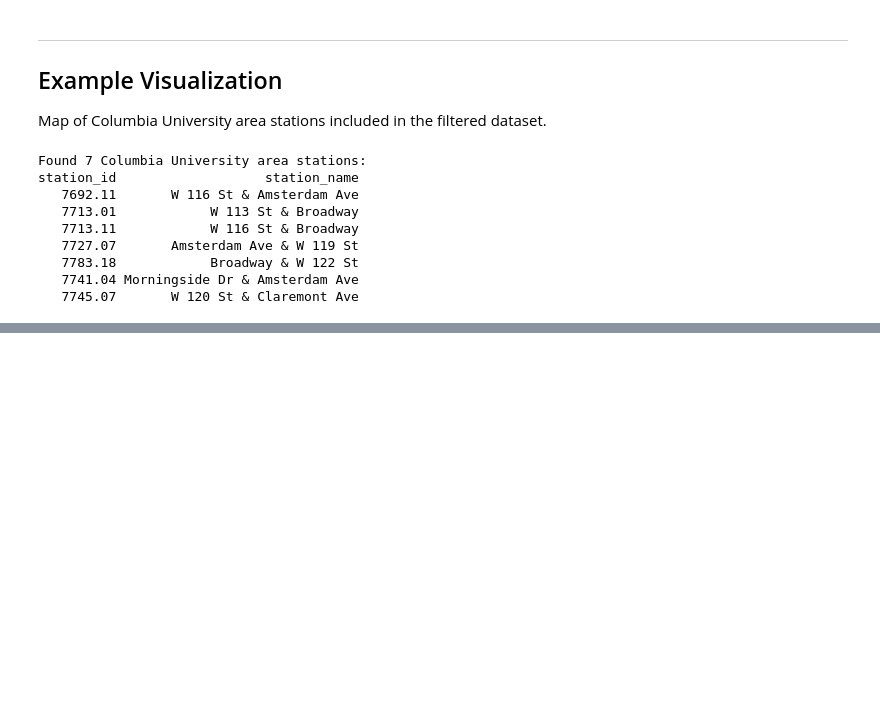
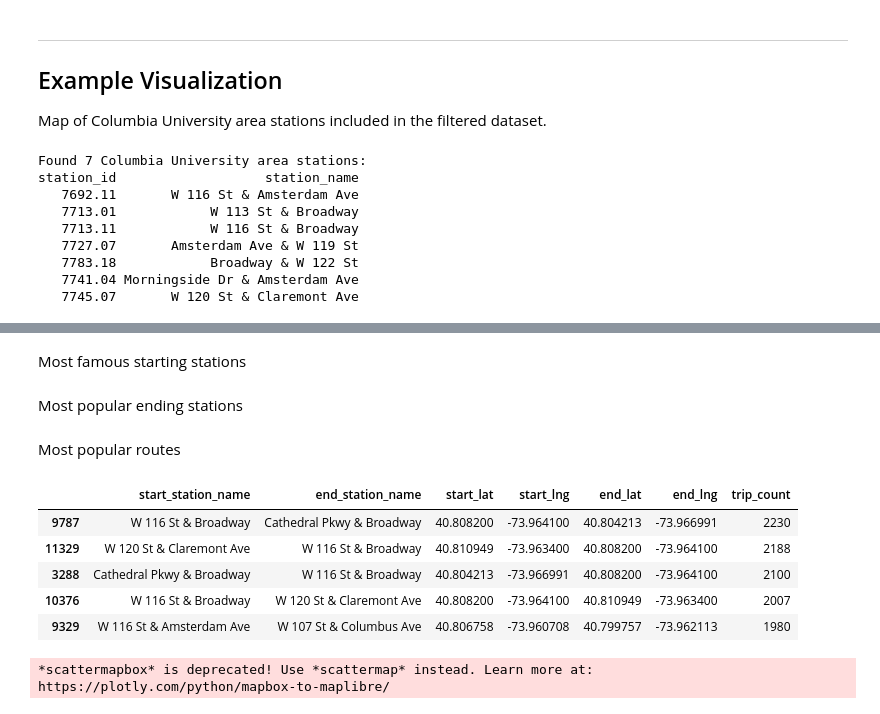
Before and after one commit to andrewsuh98/da-project-citibike, a Jupyter notebook: notebooks/Afroditi-analysis.ipynb, the cells around one changed output, grey strips where cells are left out. Cells and saved outputs as stored; diff of their text form; code cells hidden in the pictures; blank space fills up the shorter version.

Commit message:
added ML model notebook + started EDA

```diff
--- a/notebooks/Afroditi-analysis.ipynb
+++ b/notebooks/Afroditi-analysis.ipynb
@@ -149,0 +146,11 @@ Add your analysis below.
+# %%
+# Drop missing station entries
+df = df.dropna(subset=['start_station_id', 'end_station_id'])
+
+# Calculate trip duration (in minutes)
+df['trip_duration_min'] = (df['ended_at'] - df['started_at']).dt.total_seconds() / 60
+
+# Extract time features
+df['hour'] = df['started_at'].dt.hour
+df['day_of_week'] = df['started_at'].dt.day_name()
+df['month'] = df['started_at'].dt.month_name()
@@ -149,0 +212,2 @@ Add your analysis below.
+# %% [markdown]
+Most famous starting stations
@@ -149,0 +220,2 @@ Add your analysis below.
+# %% [markdown]
+Most popular ending stations
@@ -149,0 +232,50 @@ Add your analysis below.
+# %% [markdown]
+Most popular routes
+# %%
+top_routes = (
+    df.groupby(['start_station_name', 'end_station_name', 'start_lat', 'start_lng', 'end_lat', 'end_lng'])
+      .size()
+      .reset_index(name='trip_count')
+      .sort_values('trip_count', ascending=False)
+      .head(5)
+)
+top_routes.head()
+# %% [output]
+|  | start_station_name | end_station_name | start_lat | start_lng | end_lat | end_lng | trip_count |
+| 9787 | W 116 St & Broadway | Cathedral Pkwy & Broadway | 40.808200 | -73.964100 | 40.804213 | -73.966991 | 2230 |
+| 11329 | W 120 St & Claremont Ave | W 116 St & Broadway | 40.810949 | -73.963400 | 40.808200 | -73.964100 | 2188 |
+| 3288 | Cathedral Pkwy & Broadway | W 116 St & Broadway | 40.804213 | -73.966991 | 40.808200 | -73.964100 | 2100 |
+| 10376 | W 116 St & Broadway | W 120 St & Claremont Ave | 40.808200 | -73.964100 | 40.810949 | -73.963400 | 2007 |
+| 9329 | W 116 St & Amsterdam Ave | W 107 St & Columbus Ave | 40.806758 | -73.960708 | 40.799757 | -73.962113 | 1980 |
+# %%
+import plotly.graph_objects as go
+
+fig = go.Figure()
+
+# Add each route as a line
+for _, row in top_routes.iterrows():
+    fig.add_trace(go.Scattermapbox(
+        lat=[row['start_lat'], row['end_lat']],
+        lon=[row['start_lng'], row['end_lng']],
+        mode='lines+markers',
+        line=dict(width=2, color='royalblue'),
+        marker=dict(size=5),
+        hoverinfo='text',
+        text=f"{row['start_station_name']} → {row['end_station_name']}<br>Trips: {row['trip_count']}"
+    ))
+
+# Configure map layout
+fig.update_layout(
+    mapbox=dict(
+        style='open-street-map',
+        center=dict(lat=40.807, lon=-73.962),
+        zoom=13
+    ),
+    title='Top Citi Bike Routes Around Columbia University',
+    showlegend=False,
+    margin=dict(l=0, r=0, t=40, b=0)
+)
+
+fig.show()
+# %% [output]
+*scattermapbox* is deprecated! Use *scattermap* instead. Learn more at: https://plotly.com/python/mapbox-to-maplibre/
```
Also changed, not shown: parts of 13 cells of this notebook, 1 other file.
